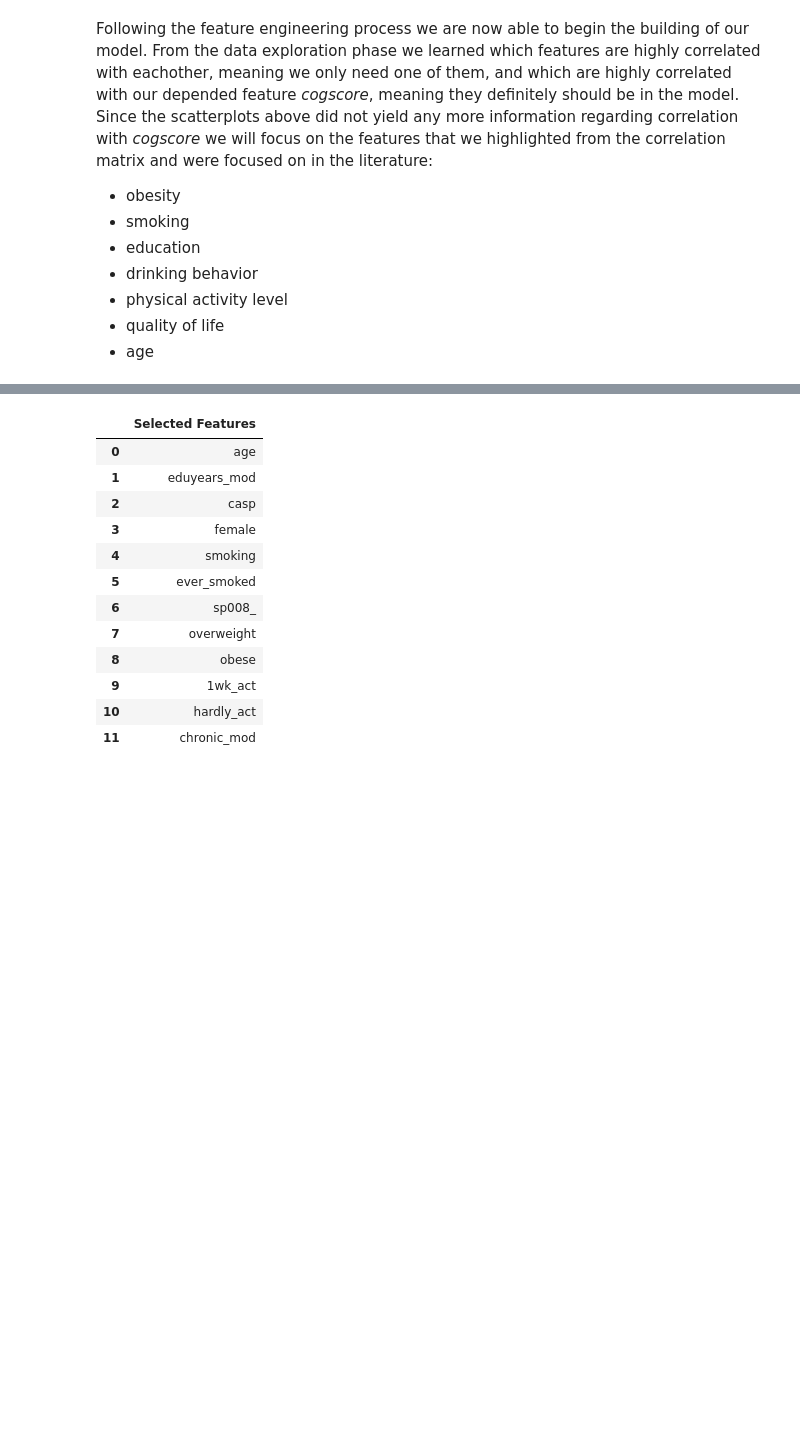
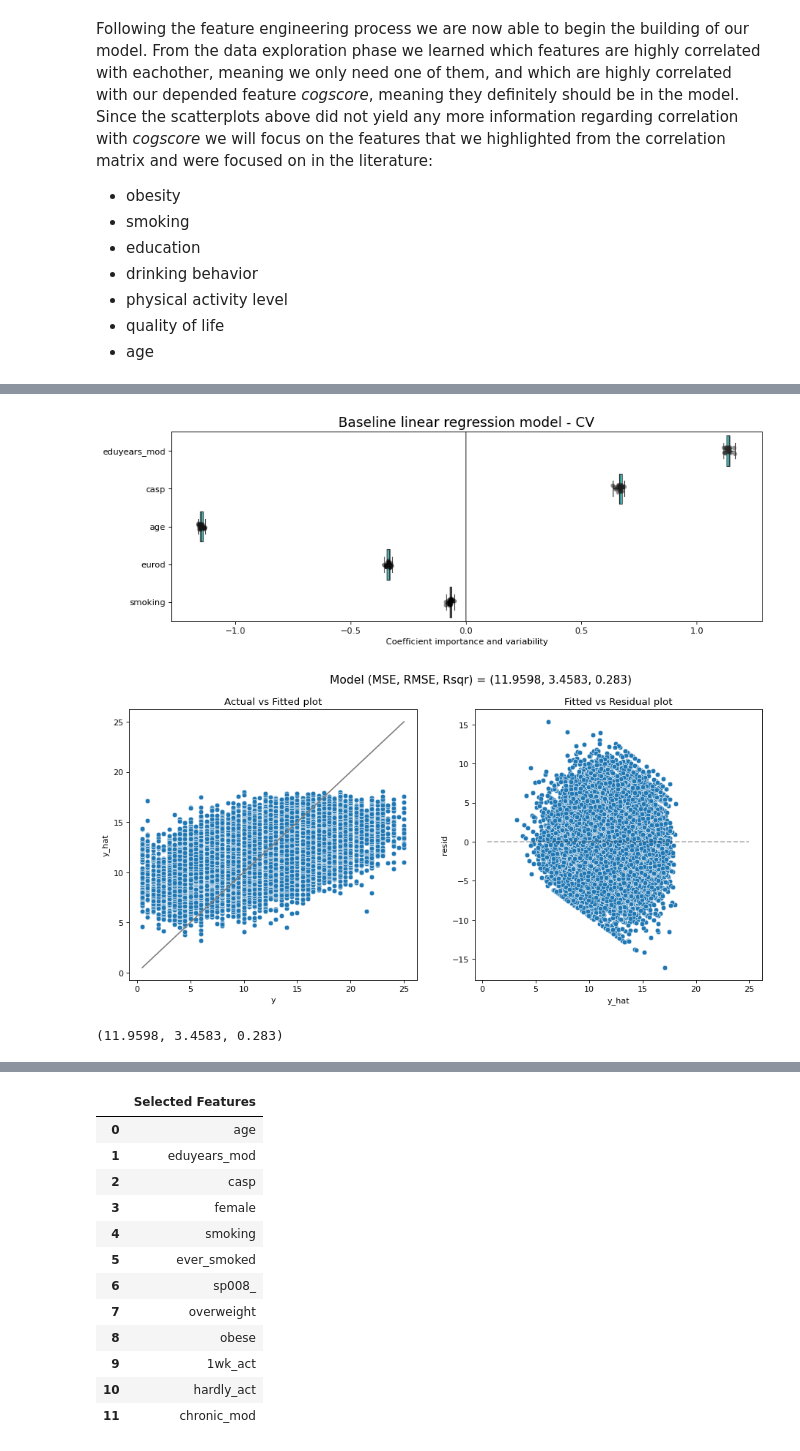
Before and after one commit to ananyajai/mlp_coursework_01, a Jupyter notebook: project1.ipynb, the cells around one changed output, grey strips where cells are left out. Drawn from its saved outputs; the diff is of its cells as text; code cells hidden in the pictures; blank space fills up the shorter version.

```diff
--- a/project1.ipynb
+++ b/project1.ipynb
@@ -668 +660,38 @@ NameError: name 'feature_names' is not defined
+# %%
+# Coefficient Variability Analysis
+from sklearn.model_selection import RepeatedKFold, cross_validate
+
+cv = RepeatedKFold(n_splits=5, n_repeats=5, random_state=0)
+cv_model = cross_validate(
+    baseline_model,
+    X_train_bs,
+    y_train,
+    cv=cv,
+    return_estimator=True,
+    n_jobs=2,
+)
+
+coefs = pd.DataFrame(
+    [
+        est[-1].coef_ * est[:-1].transform(X_train_bs.iloc[train_idx]).std(axis=0)
+        for est, (train_idx, _) in zip(cv_model["estimator"], cv.split(X_train_bs, y_train))
+    ],
+    columns=baseline_features,
+)
+
+plt.figure(figsize=(16, 4))
+sns.stripplot(data=coefs, orient="h", palette="dark:k", alpha=0.5)
+sns.boxplot(data=coefs, orient="h", color="cyan", saturation=0.5, whis=10)
+plt.axvline(x=0, color=".5")
+plt.xlabel("Coefficient importance and variability")
+plt.title("Baseline linear regression model - CV",fontsize=16)
+plt.subplots_adjust(left=0.3)
+
+# Model fit
+baseline_MSE, baseline_RMSE, baseline_R2 = model_fit(baseline_model, X_train_bs, y_train, plot = False)
+model_fit(baseline_model, X_train_bs, y_train, plot = True)
+# %% [output]
+[figure, added]
+[figure, added]
+(11.9598, 3.4583, 0.283)
 # %% [markdown]
```
Also changed, not shown: parts of 26 cells of this notebook.
